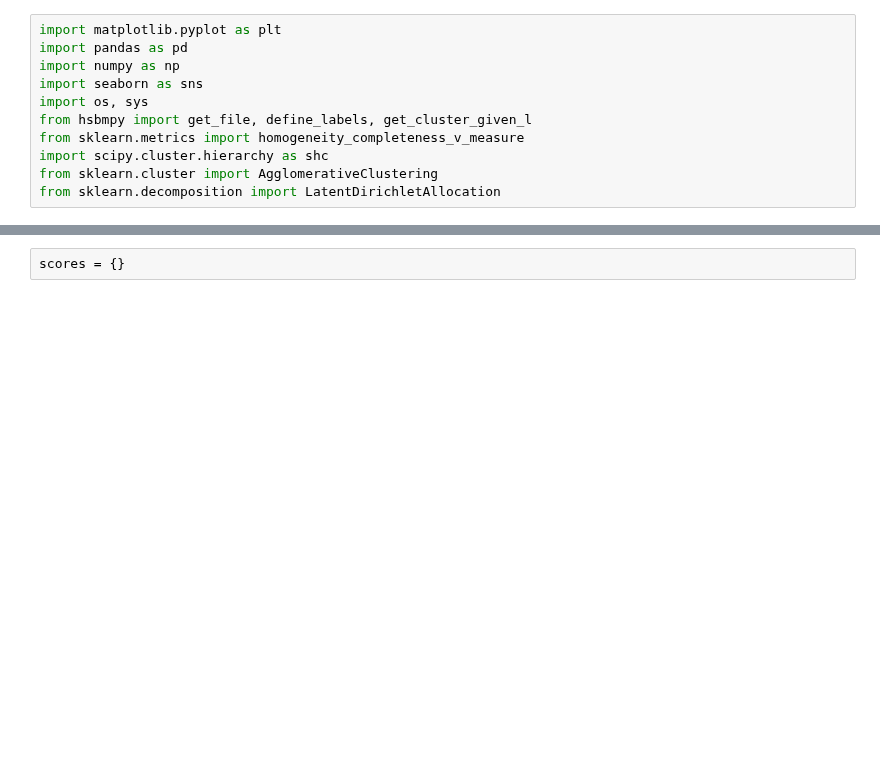
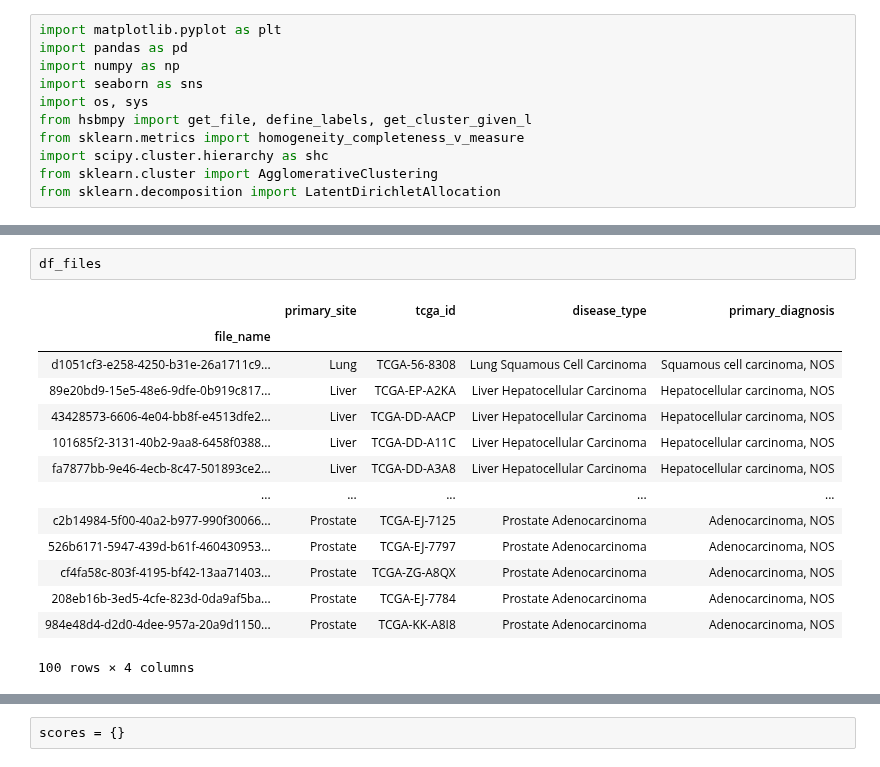
Before and after one commit to fvalle1/master_thesis, a Jupyter notebook: alternative_clustering.ipynb, the cells around one changed output, grey strips where cells are left out. Saved outputs shown, nothing was run; the diff lists cells and outputs as text; blank space fills up the shorter version.

```diff
--- a/alternative_clustering.ipynb
+++ b/alternative_clustering.ipynb
@@ -45,3 +47,20 @@ memory usage: 18.6+ KB
+# %%
+df_files
+# %% [output]
+|  | primary_site | tcga_id | disease_type | primary_diagnosis |
+| file_name |  |  |  |  |
+| d1051cf3-e258-4250-b31e-26a1711c9... | Lung | TCGA-56-8308 | Lung Squamous Cell Carcinoma | Squamous cell carcinoma, NOS |
+| 89e20bd9-15e5-48e6-9dfe-0b919c817... | Liver | TCGA-EP-A2KA | Liver Hepatocellular Carcinoma | Hepatocellular carcinoma, NOS |
+| 43428573-6606-4e04-bb8f-e4513dfe2... | Liver | TCGA-DD-AACP | Liver Hepatocellular Carcinoma | Hepatocellular carcinoma, NOS |
+| 101685f2-3131-40b2-9aa8-6458f0388... | Liver | TCGA-DD-A11C | Liver Hepatocellular Carcinoma | Hepatocellular carcinoma, NOS |
+| fa7877bb-9e46-4ecb-8c47-501893ce2... | Liver | TCGA-DD-A3A8 | Liver Hepatocellular Carcinoma | Hepatocellular carcinoma, NOS |
+| ... | ... | ... | ... | ... |
+| c2b14984-5f00-40a2-b977-990f30066... | Prostate | TCGA-EJ-7125 | Prostate Adenocarcinoma | Adenocarcinoma, NOS |
+| 526b6171-5947-439d-b61f-460430953... | Prostate | TCGA-EJ-7797 | Prostate Adenocarcinoma | Adenocarcinoma, NOS |
+| cf4fa58c-803f-4195-bf42-13aa71403... | Prostate | TCGA-ZG-A8QX | Prostate Adenocarcinoma | Adenocarcinoma, NOS |
+| 208eb16b-3ed5-4cfe-823d-0da9af5ba... | Prostate | TCGA-EJ-7784 | Prostate Adenocarcinoma | Adenocarcinoma, NOS |
+| 984e48d4-d2d0-4dee-957a-20a9d1150... | Prostate | TCGA-KK-A8I8 | Prostate Adenocarcinoma | Adenocarcinoma, NOS |
+100 rows × 4 columns
 # %%
 true_out = []
 for sample in df.columns.values:
```
Also changed, not shown: parts of 12 cells of this notebook, 2 other files.
